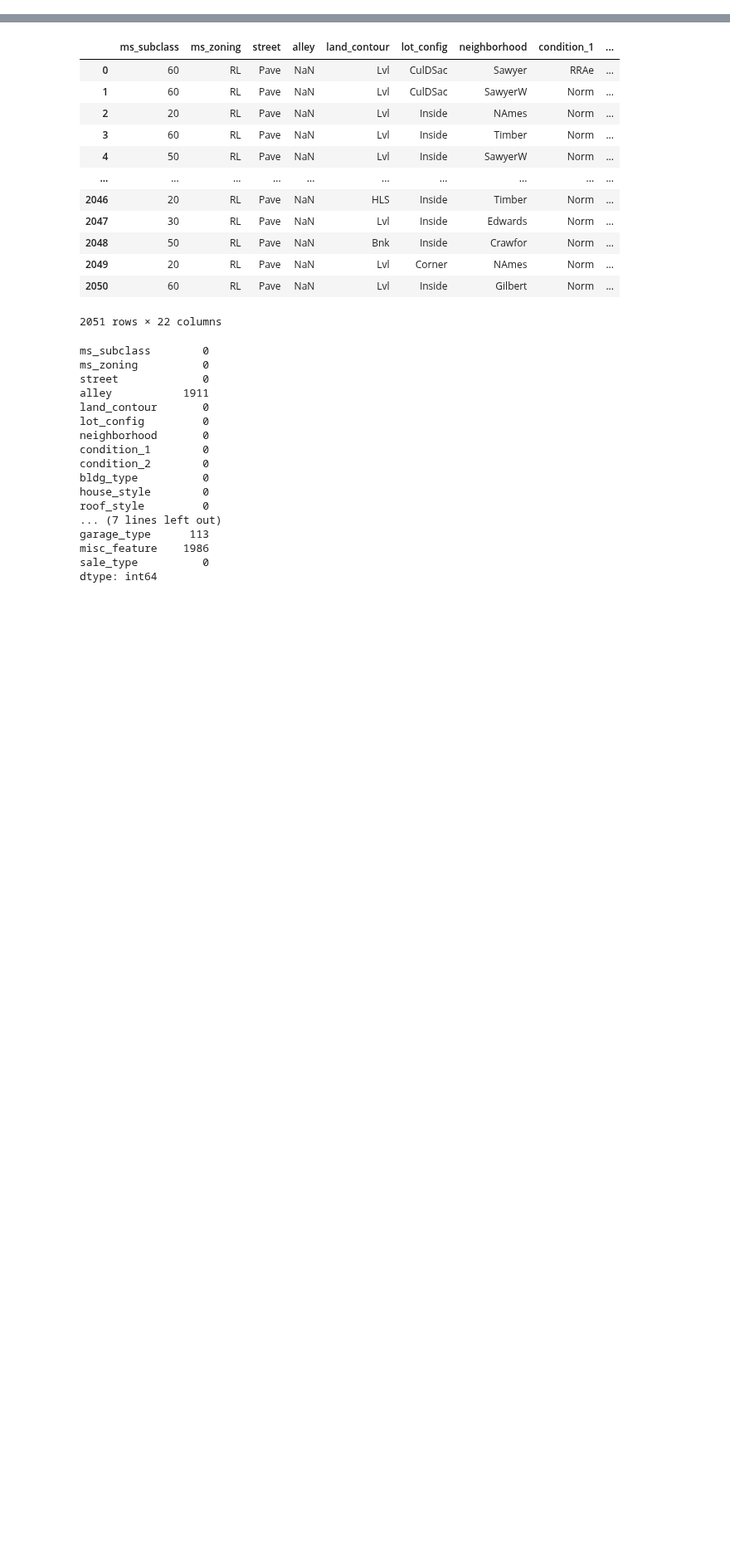
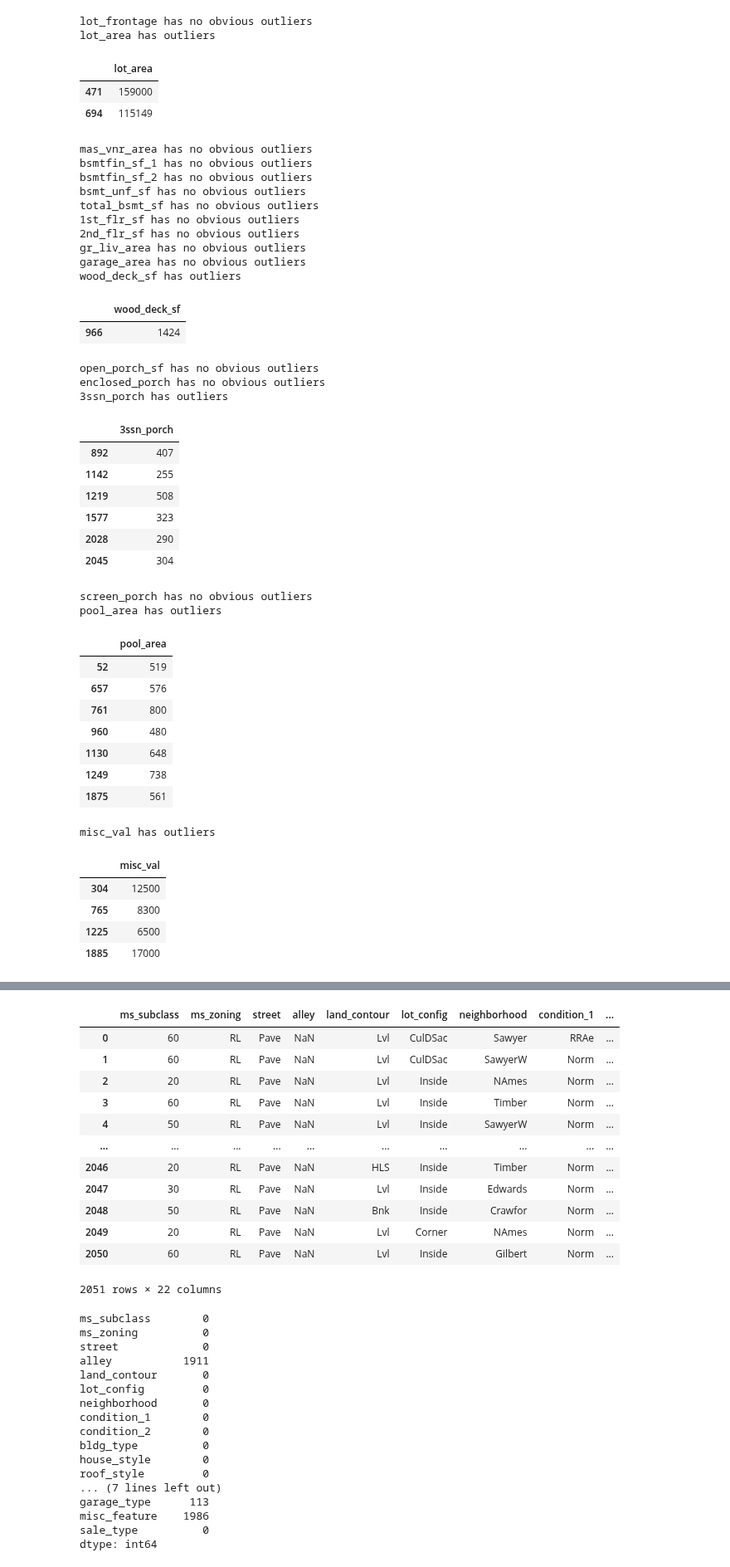
Before and after one commit to AlexSpradling/Home-Price-Prediction-in-Ames-IA, a Jupyter notebook: code/data_cleaning.ipynb, the cells around one changed output, grey strips where cells are left out. Shown at 83% size. Drawn from its saved outputs; the diff is of its cells as text; code cells hidden in the pictures; blank space fills up the shorter version.

```diff
--- a/code/data_cleaning.ipynb
+++ b/code/data_cleaning.ipynb
@@ -196,0 +133,53 @@ dtype: int64
+# %%
+# return columns and indices of values with a Z-score greater than 10
+for col in CONTINUOUS:
+    df = pd.DataFrame(get_outliers(house_train, col, outlier_index(house_train, col, 10)[1]))
+    if df.empty:
+        print(f"{col} has no obvious outliers")
+    else:
+        print(f"{col} has outliers")
+        display(df)
+# %% [output]
+lot_frontage has no obvious outliers
+lot_area has outliers
+|  | lot_area |
+| 471 | 159000 |
+| 694 | 115149 |
+mas_vnr_area has no obvious outliers
+bsmtfin_sf_1 has no obvious outliers
+bsmtfin_sf_2 has no obvious outliers
+bsmt_unf_sf has no obvious outliers
+total_bsmt_sf has no obvious outliers
+1st_flr_sf has no obvious outliers
+2nd_flr_sf has no obvious outliers
+gr_liv_area has no obvious outliers
+garage_area has no obvious outliers
+wood_deck_sf has outliers
+|  | wood_deck_sf |
+| 966 | 1424 |
+open_porch_sf has no obvious outliers
+enclosed_porch has no obvious outliers
+3ssn_porch has outliers
+|  | 3ssn_porch |
+| 892 | 407 |
+| 1142 | 255 |
+| 1219 | 508 |
+| 1577 | 323 |
+| 2028 | 290 |
+| 2045 | 304 |
+screen_porch has no obvious outliers
+pool_area has outliers
+|  | pool_area |
+| 52 | 519 |
+| 657 | 576 |
+| 761 | 800 |
+| 960 | 480 |
+| 1130 | 648 |
+| 1249 | 738 |
+| 1875 | 561 |
+misc_val has outliers
+|  | misc_val |
+| 304 | 12500 |
+| 765 | 8300 |
+| 1225 | 6500 |
+| 1885 | 17000 |
```
Also changed, not shown: parts of 53 cells of this notebook, 3 other files.
